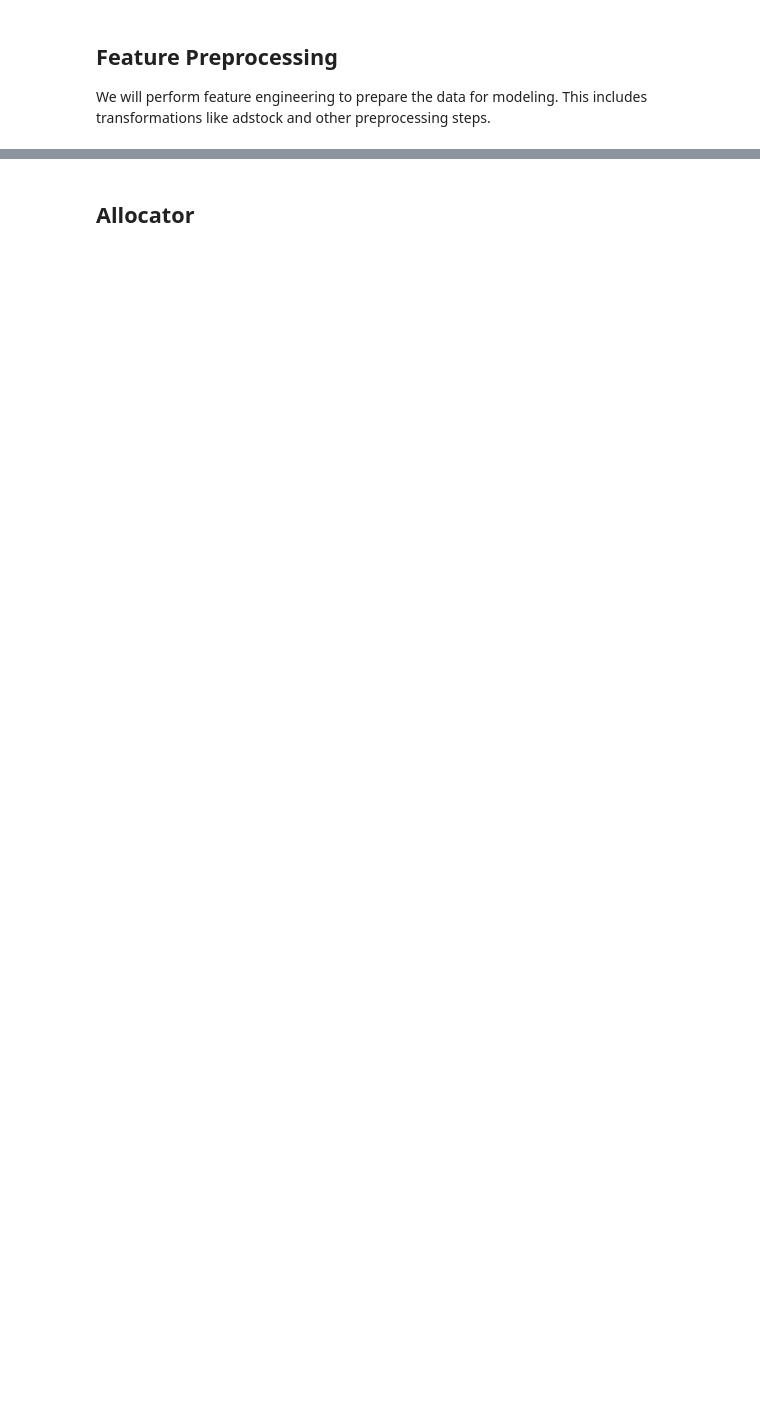
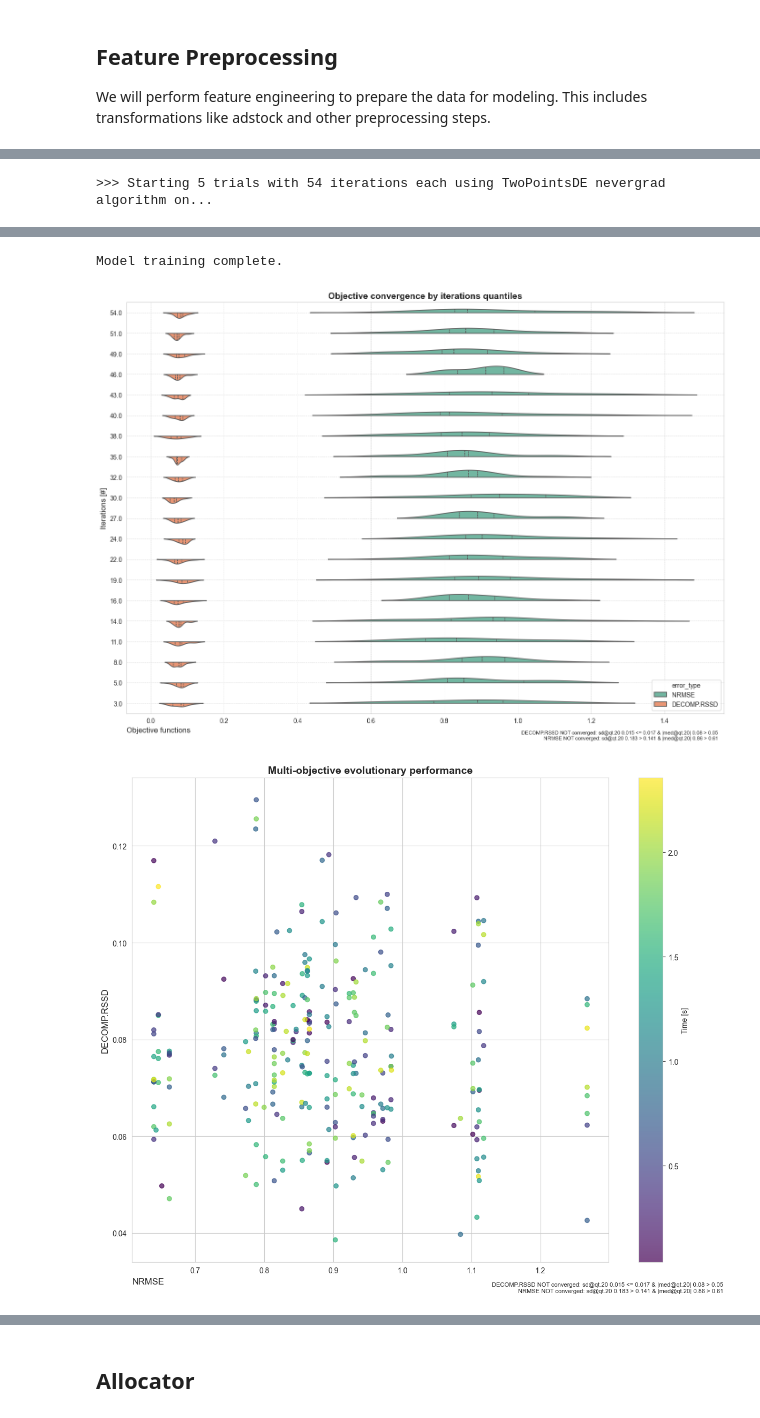
Before and after one commit to facebookexperimental/Robyn, a Jupyter notebook: python/src/robyn/tutorials/tutorial1_src.ipynb, the cells around one changed output, grey strips where cells are left out. Saved outputs shown, nothing was run; the diff lists cells and outputs as text; code cells hidden in the pictures; blank space fills up the shorter version.

Commit message:
update modeling notebook

```diff
--- a/python/src/robyn/tutorials/tutorial1_src.ipynb
+++ b/python/src/robyn/tutorials/tutorial1_src.ipynb
@@ -157,7 +195,7 @@ model_executor = ModelExecutor(
 )
 
 # Setup TrialsConfig
-trials_config = TrialsConfig(iterations=2000, trials=5)  # Set to the number of cores you want to use
+trials_config = TrialsConfig(iterations=54, trials=5)  # Set to the number of cores you want to use
 
 print(
     f">>> Starting {trials_config.trials} trials with {trials_config.iterations} iterations each using {NevergradAlgorithm.TWO_POINTS_DE.value} nevergrad algorithm on..."
@@ -177,3 +215,4 @@ output_models = model_executor.model_run(
     model_name=Models.RIDGE,
 )
 print("Model training complete.")
+# %% [output]
@@ -179,0 +227 @@ print("Model training complete.")
+>>> Starting 5 trials with 54 iterations each using TwoPointsDE nevergrad algorithm on...
@@ -179,0 +245,3 @@ print("Model training complete.")
+Model training complete.
+[figure, added]
+[figure, added]
```
Also changed, not shown: parts of 18 cells of this notebook, 6 other files.
